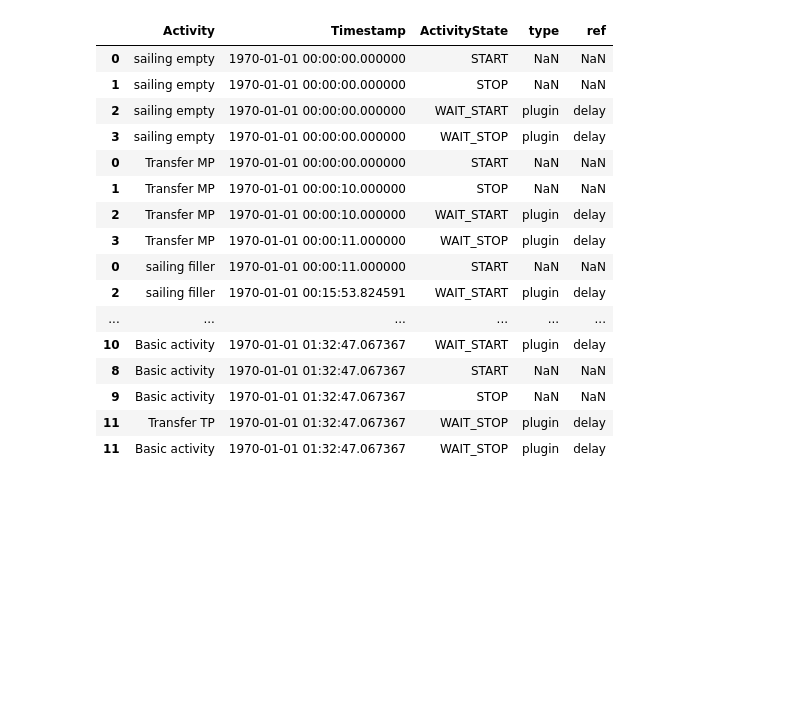
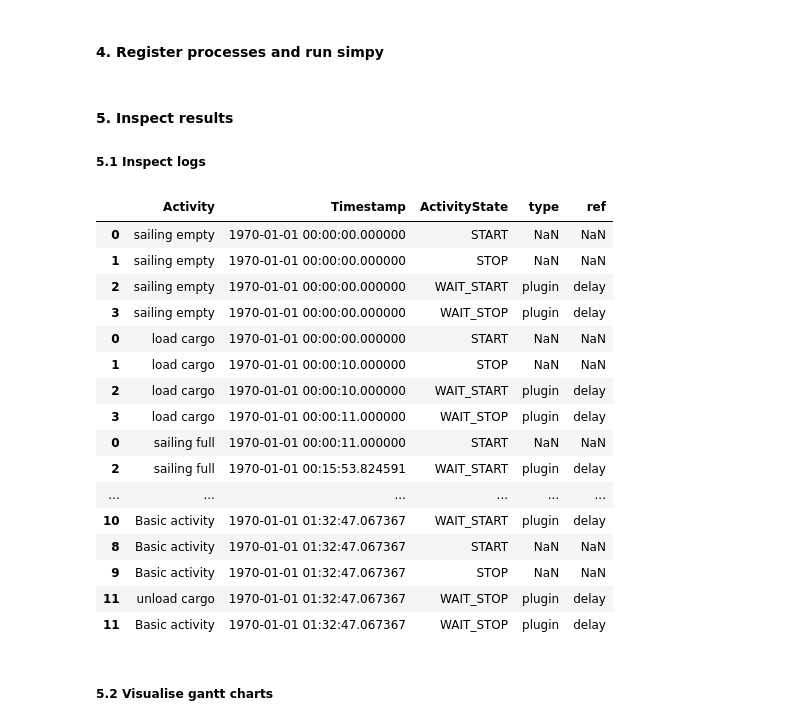
Before and after one commit to TUDelft-CITG/OpenCLSim, a Jupyter notebook: notebooks/19_delay_plugin.ipynb, the cells around one changed output. Drawn from its saved outputs; the diff is of its cells as text; code cells hidden in the pictures; blank space fills up the shorter version.

```diff
--- a/notebooks/19_delay_plugin.ipynb
+++ b/notebooks/19_delay_plugin.ipynb
@@ -119,40 +154,41 @@ DelayBasicActivity =  type(
     {},
 )
 # %%
-single_run = [
+# create a list of the sub processes
+sub_processes = [
     DelayMoveActivity(
         env=my_env,
         name="sailing empty",
         registry=registry,
-        mover=hopper,
+        mover=vessel01,
         destination=from_site,
         delay_percentage=10,
     ),
     DelayShiftActivity(
         env=my_env,
-        name="Transfer MP",
+        name="load cargo",
         registry=registry,
-        processor=hopper,
+        processor=vessel01,
         origin=from_site,
-        destination=hopper,
+        destination=vessel01,
         amount=4,
         duration=10,
         delay_percentage=10,
     ),
     DelayMoveActivity(
         env=my_env,
-        name="sailing filler",
+        name="sailing full",
         registry=registry,
-        mover=hopper,
+        mover=vessel01,
         destination=to_site,
         delay_percentage=10,
     ),
     DelayShiftActivity(
         env=my_env,
-        name="Transfer TP",
+        name="unload cargo",
         registry=registry,
-        processor=hopper,
-        origin=hopper,
+        processor=vessel01,
+        origin=vessel01,
         destination=to_site,
         amount=4,
         duration=10,
@@ -163,49 +199,57 @@ single_run = [
         name="Basic activity",
         registry=registry,
         duration=0,
-        additional_logs=[hopper],
+        additional_logs=[vessel01],
         delay_percentage=10,
     ),
 ]
 
-
-activity = DelaySequenceActivity(
+# create a 'sequential activity' that is made up of the 'sub_processes'
+sequential_activity = DelaySequenceActivity(
     env=my_env,
     name="Single run process",
     registry=registry,
-    sub_processes=single_run,
+    sub_processes=sub_processes,
     delay_percentage=10,
 )
 
+# create a while activity that executes the 'sequential activity' while a stop condition is not met
 while_activity = DelayWhileActivity(
     env=my_env,
-    name="while",
+    name="While activity",
     registry=registry,
-    sub_processes=[activity],
+    sub_processes=[sequential_activity],
     condition_event=[{"type": "container", "concept": to_site, "state": "full"}],
     delay_percentage=10,
 )
+# %% [markdown]
+#### 4. Register processes and run simpy
 # %%
 model.register_processes([while_activity])
 my_env.run()
+# %% [markdown]
+#### 5. Inspect results
+##### 5.1 Inspect logs
 # %%
-pd.concat([plot.get_log_dataframe(act, [while_activity, activity, *single_run]) for act in single_run]).sort_values(by='Timestamp')
+pd.concat([plot.get_log_dataframe(act, [while_activity, sequential_activity, *sub_processes]) for act in sub_processes]).sort_values(by='Timestamp')
 # %% [output]
 |  | Activity | Timestamp | ActivityState | type | ref |
 | 0 | sailing empty | 1970-01-01 00:00:00.000000 | START | NaN | NaN |
 | 1 | sailing empty | 1970-01-01 00:00:00.000000 | STOP | NaN | NaN |
 | 2 | sailing empty | 1970-01-01 00:00:00.000000 | WAIT_START | plugin | delay |
 | 3 | sailing empty | 1970-01-01 00:00:00.000000 | WAIT_STOP | plugin | delay |
-| 0 | Transfer MP | 1970-01-01 00:00:00.000000 | START | NaN | NaN |
-| 1 | Transfer MP | 1970-01-01 00:00:10.000000 | STOP | NaN | NaN |
-| 2 | Transfer MP | 1970-01-01 00:00:10.000000 | WAIT_START | plugin | delay |
-| 3 | Transfer MP | 1970-01-01 00:00:11.000000 | WAIT_STOP | plugin | delay |
-| 0 | sailing filler | 1970-01-01 00:00:11.000000 | START | NaN | NaN |
-| 2 | sailing filler | 1970-01-01 00:15:53.824591 | WAIT_START | plugin | delay |
+| 0 | load cargo | 1970-01-01 00:00:00.000000 | START | NaN | NaN |
+| 1 | load cargo | 1970-01-01 00:00:10.000000 | STOP | NaN | NaN |
+| 2 | load cargo | 1970-01-01 00:00:10.000000 | WAIT_START | plugin | delay |
+| 3 | load cargo | 1970-01-01 00:00:11.000000 | WAIT_STOP | plugin | delay |
+| 0 | sailing full | 1970-01-01 00:00:11.000000 | START | NaN | NaN |
+| 2 | sailing full | 1970-01-01 00:15:53.824591 | WAIT_START | plugin | delay |
 | ... | ... | ... | ... | ... | ... |
 | 10 | Basic activity | 1970-01-01 01:32:47.067367 | WAIT_START | plugin | delay |
 | 8 | Basic activity | 1970-01-01 01:32:47.067367 | START | NaN | NaN |
 | 9 | Basic activity | 1970-01-01 01:32:47.067367 | STOP | NaN | NaN |
-| 11 | Transfer TP | 1970-01-01 01:32:47.067367 | WAIT_STOP | plugin | delay |
+| 11 | unload cargo | 1970-01-01 01:32:47.067367 | WAIT_STOP | plugin | delay |
 | 11 | Basic activity | 1970-01-01 01:32:47.067367 | WAIT_STOP | plugin | delay |
+# %% [markdown]
+##### 5.2 Visualise gantt charts
 # %%
```
Also changed, not shown: parts of 16 cells of this notebook, 6 other files.
